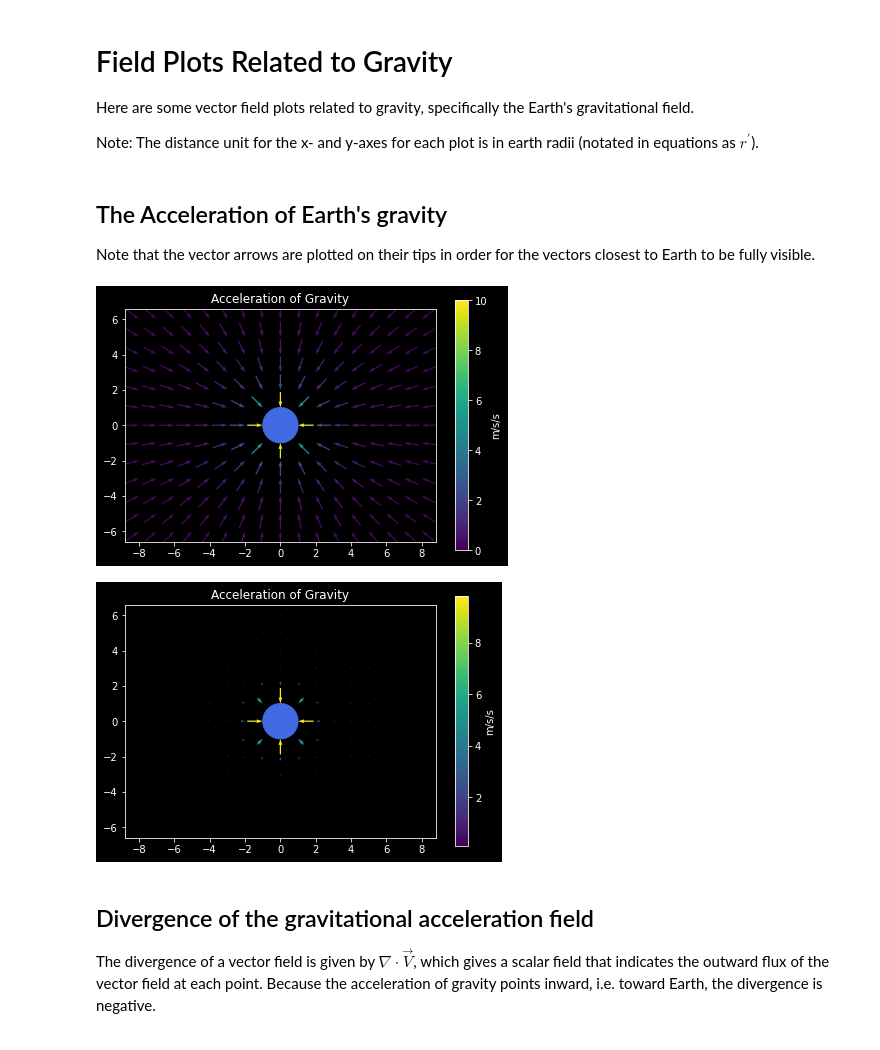
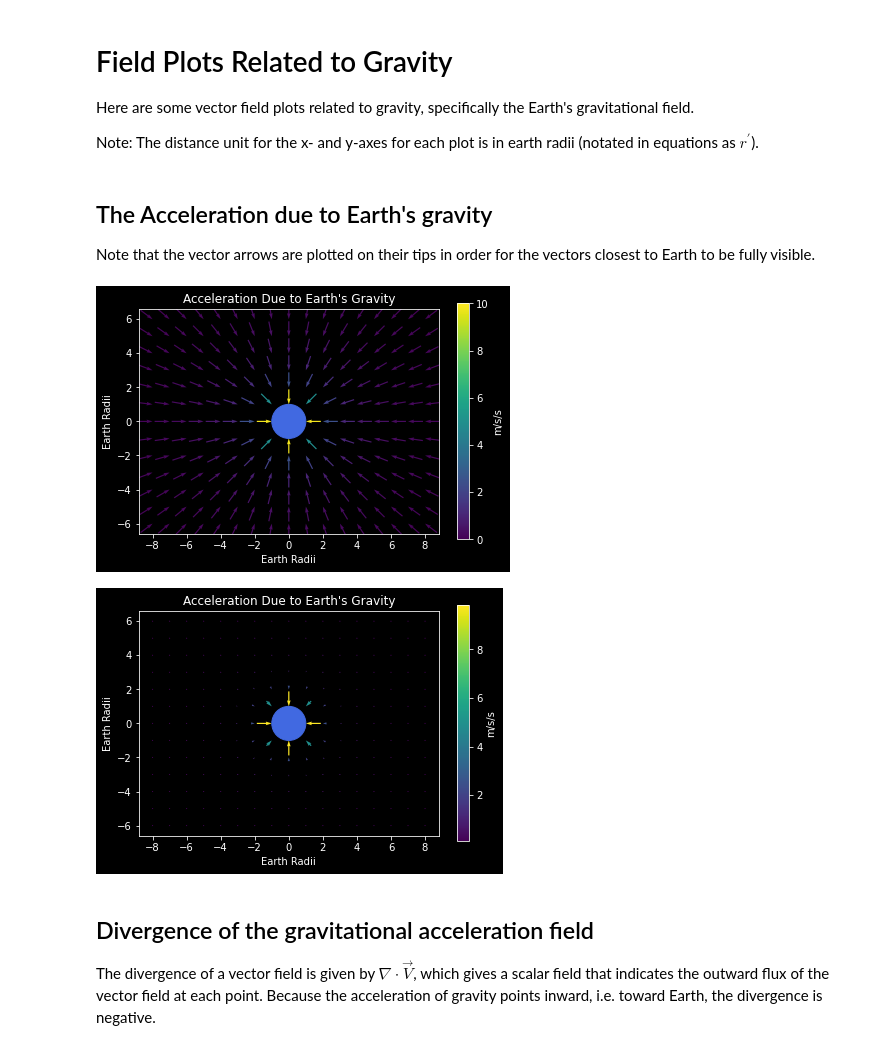
Before and after one commit to zachartrand/Field-plots, a Jupyter notebook: earth_gravity/earth_gravity.ipynb, the cells around one changed output. Drawn from its saved outputs; the diff is of its cells as text; code cells hidden in the pictures.

Commit message:
Updated images with better titles and axis labels.

```diff
--- a/earth_gravity/earth_gravity.ipynb
+++ b/earth_gravity/earth_gravity.ipynb
@@ -25,7 +25,7 @@ earth_radius = 6371000  # in meters
 # cmaps = ["cividis", "plasma", "inferno", "viridis"]
 # for cmap in cmaps:
 # %% [markdown]
-## The Acceleration of Earth's gravity
+## The Acceleration due to Earth's gravity
 
 Note that the vector arrows are plotted on their tips
 in order for the vectors closest to Earth to be fully
@@ -38,36 +38,38 @@ x, y = np.meshgrid(
     np.linspace(-x_max, x_max, 2*x_max+1),
     np.linspace(-y_max, y_max, 2*y_max+1)
 )
 
 r = np.hypot(x, y)
 u = -x/r
 v = -y/r
 mag = g/(r*r)
 
 # Plot
 earth = plt.Circle((0, 0), 1, color="royalblue")
 ax = plt.subplot()
 
 plt.quiver(
     x, y,
     u, v,
     mag,
     cmap = cmap,
     norm = colors.Normalize(vmin=0, vmax=10),
     pivot = "tip",
     scale = 20,
 )
 ax.add_patch(earth)
 ax.set_aspect('equal', 'box')
 ax.set_xticks(np.arange(-x_max, x_max+1, 2))
-plt.title("Acceleration of Gravity")
+ax.set_xlabel("Earth Radii")
+ax.set_ylabel("Earth Radii")
+plt.title("Acceleration Due to Earth's Gravity")
 plt.colorbar(label="m/s/s")
 plt.tight_layout()
-# plt.savefig(f"./svg/earth_gravity_{cmap}.svg")
+plt.savefig(f"./svg/earth_gravity_{cmap}.svg")
 
 plt.show()
 # %% [output]
-[figure, old version]
+[figure, new version]
 # %%
 u = -x/r/(r*r)
 v = -y/r/(r*r)
@@ -89,14 +91,16 @@ plt.quiver(
 ax.add_patch(earth)
 ax.set_aspect('equal', 'box')
 ax.set_xticks(np.arange(-x_max, x_max+1, 2))
-plt.title("Acceleration of Gravity")
+plt.title("Acceleration Due to Earth's Gravity")
 plt.colorbar(label="m/s/s")
+ax.set_xlabel("Earth Radii")
+ax.set_ylabel("Earth Radii")
 plt.tight_layout()
-# plt.savefig(f"./svg/earth_gravity_dynamic_{cmap}.svg")
+plt.savefig(f"./svg/earth_gravity_dynamic_{cmap}.svg")
 
 plt.show()
 # %% [output]
-[figure, old version]
+[figure, new version]
 # %% [markdown]
 ## Divergence of the gravitational acceleration field
 
```
Also changed, not shown: parts of 6 cells of this notebook, 8 other files.
